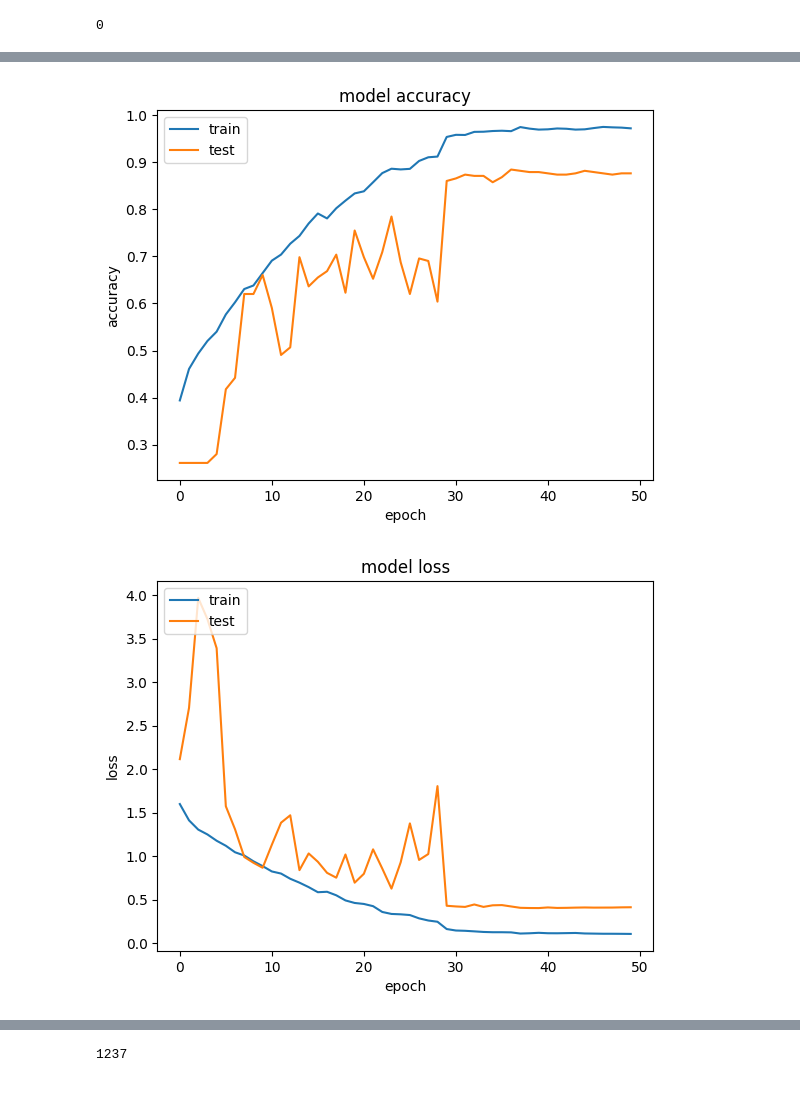
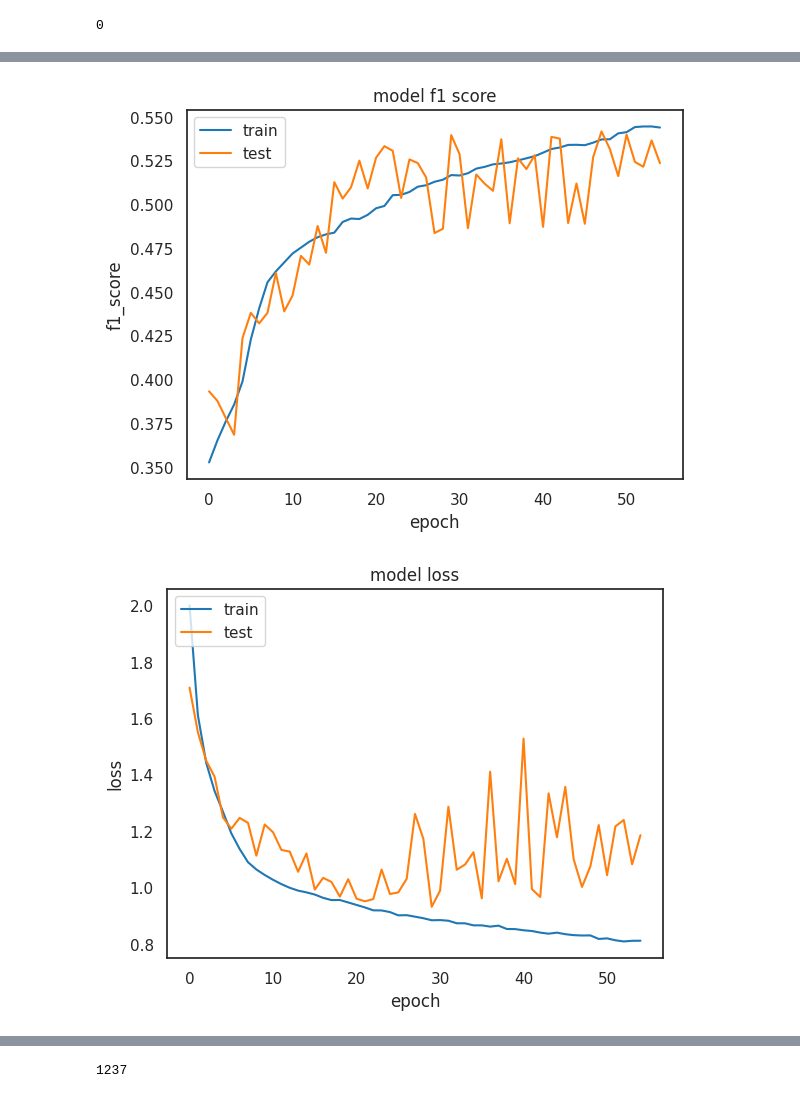
Before and after one commit to Grkritsovas/Music-Analysis, a Jupyter notebook: 5_model_creation.ipynb, the cells around one changed output, grey strips where cells are left out. Cells and saved outputs as stored; diff of their text form; code cells hidden in the pictures.

Commit message:
updated model creation

```diff
--- a/5_model_creation.ipynb
+++ b/5_model_creation.ipynb
@@ -237,0 +238,8 @@ Batch shape: (8, 128, 1292, 1) (8, 8)
+# %%
+# Collect all training labels for class weights before using it
+all_labels = []
+with h5py.File(h5_file_path, 'r') as f:
+    for song in train_songs:
+        all_labels.append(f[song]["target"][:])
+all_labels = np.vstack(all_labels)  # Shape: (num_samples, num_genres)
+print("all_labels shape:", all_labels.shape)
@@ -237,0 +301,3 @@ Batch shape: (8, 128, 1292, 1) (8, 8)
+# %%
+train_ds = train_ds.map(lambda x, y: (augment_spectrogram(x), y)).repeat()
+test_ds.repeat()
@@ -237,0 +315,10 @@ Batch shape: (8, 128, 1292, 1) (8, 8)
+# %%
+# Define learning rate schedule
+lr_scheduler = tf.keras.optimizers.schedules.ExponentialDecay(
+    initial_learning_rate=2e-4, decay_steps=5000, decay_rate=0.9
+)
+optimizer = tf.keras.optimizers.Adam(learning_rate=lr_scheduler)
+
+early_stopping = tf.keras.callbacks.EarlyStopping(
+    monitor='val_loss', patience=20, restore_best_weights=True, verbose=1
+)
@@ -237,0 +398,14 @@ Batch shape: (8, 128, 1292, 1) (8, 8)
+# %%
+callbacks = [
+    tf.keras.callbacks.EarlyStopping(monitor='val_loss', patience=20, restore_best_weights=True, verbose=1),
+    tf.keras.callbacks.ModelCheckpoint('saved_models/best_model_4.keras', save_best_only=True, monitor='val_f1_score', mode='max')
+]
+
+history = model_4.fit(
+    train_ds,
+    epochs=250,
+    steps_per_epoch=steps_per_epoch,
+    validation_data=test_ds,
+    validation_steps=validation_steps,
+    callbacks=callbacks
+)
@@ -367,23 +464,23 @@ I0000 00:00:1740704765.130720   11991 device_compiler.h:188] Compiled cluster us
 # %%
-# summarize history for accuracy
-plt.plot(history_4.history['accuracy'])
-plt.plot(history_4.history['val_accuracy'])
-plt.title('model accuracy')
-plt.ylabel('accuracy')
+# summarize history for f1 score
+plt.plot(history.history['f1_score'])
+plt.plot(history.history['val_f1_score'])
+plt.title('model f1 score')
+plt.ylabel('f1_score')
 plt.xlabel('epoch')
 plt.legend(['train', 'test'], loc='upper left')
 plt.show()
 # %% [output]
-[figure, old version]
+[figure, new version]
 # %%
 # summarize history for loss
-plt.plot(history_4.history['loss'])
-plt.plot(history_4.history['val_loss'])
+plt.plot(history.history['loss'])
+plt.plot(history.history['val_loss'])
 plt.title('model loss')
 plt.ylabel('loss')
 plt.xlabel('epoch')
 plt.legend(['train', 'test'], loc='upper left')
 plt.show()
 # %% [output]
-[figure, old version]
+[figure, new version]
 # %%
```
Also changed, not shown: parts of 38 cells of this notebook.
